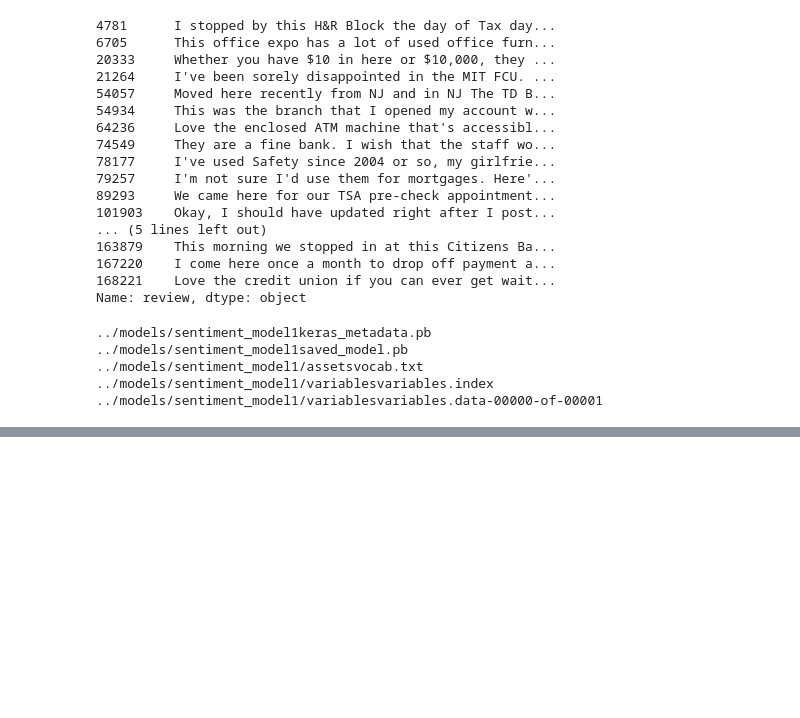
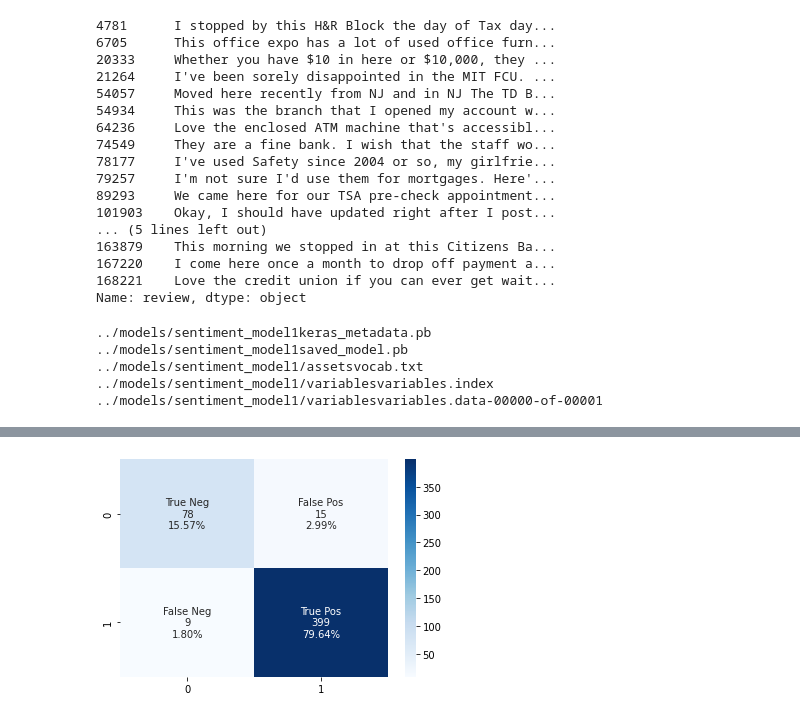
Before and after one commit to Best-Insight/customerchurn, a Jupyter notebook: notebooks/alen_yelp_dataset.ipynb, the cells around one changed output, grey strips where cells are left out. Cells and saved outputs as stored; diff of their text form; code cells hidden in the pictures; blank space fills up the shorter version.

```diff
--- a/notebooks/alen_yelp_dataset.ipynb
+++ b/notebooks/alen_yelp_dataset.ipynb
@@ -602,0 +1030,2 @@ ls
+# %%
+df_bank['recommendation'] = df_bank['stars'].apply(lambda x: 1 if x >= 4 else 0)
@@ -602,0 +1038,3 @@ ls
+# %%
+x = df_bank['review']
+y = df_bank['recommendation']
@@ -602,0 +1056,23 @@ ls
+# %%
+y_pred_bank = model.predict(x)
+
+y_pred_bank_bina = prediction_bias(y_pred_bank, bias=0.5)
+# %%
+matrix_bank = confusion_matrix(y, y_pred_bank_bina)
+# %%
+import matplotlib.pyplot as plt
+
+
+group_names = ['True Neg','False Pos','False Neg','True Pos']
+group_counts = ["{0:0.0f}".format(value) for value in
+                matrix_bank.flatten()]
+group_percentages = ["{0:.2%}".format(value) for value in
+                     matrix_bank.flatten()/np.sum(matrix_bank)]
+labels = [f"{v1}\n{v2}\n{v3}" for v1, v2, v3 in
+          zip(group_names,group_counts,group_percentages)]
+labels = np.asarray(labels).reshape(2,2)
+sns_plot = sns.heatmap(matrix_bank, annot=labels, fmt='', cmap='Blues')
+
+plt.savefig('bank_confusion.jpg')
+# %% [output]
+[figure, added]
```
Also changed, not shown: parts of 72 cells of this notebook, 8 other files.
